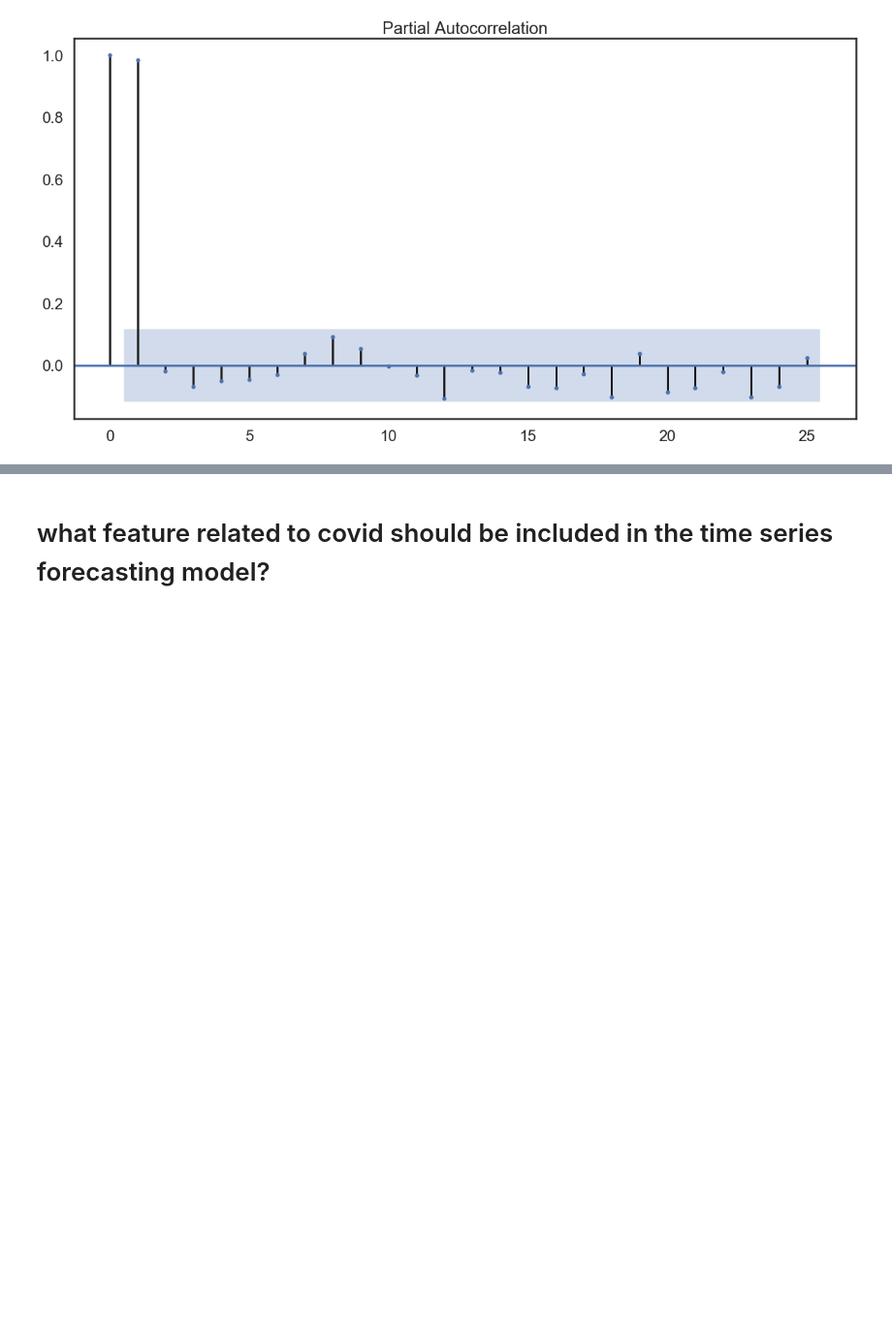
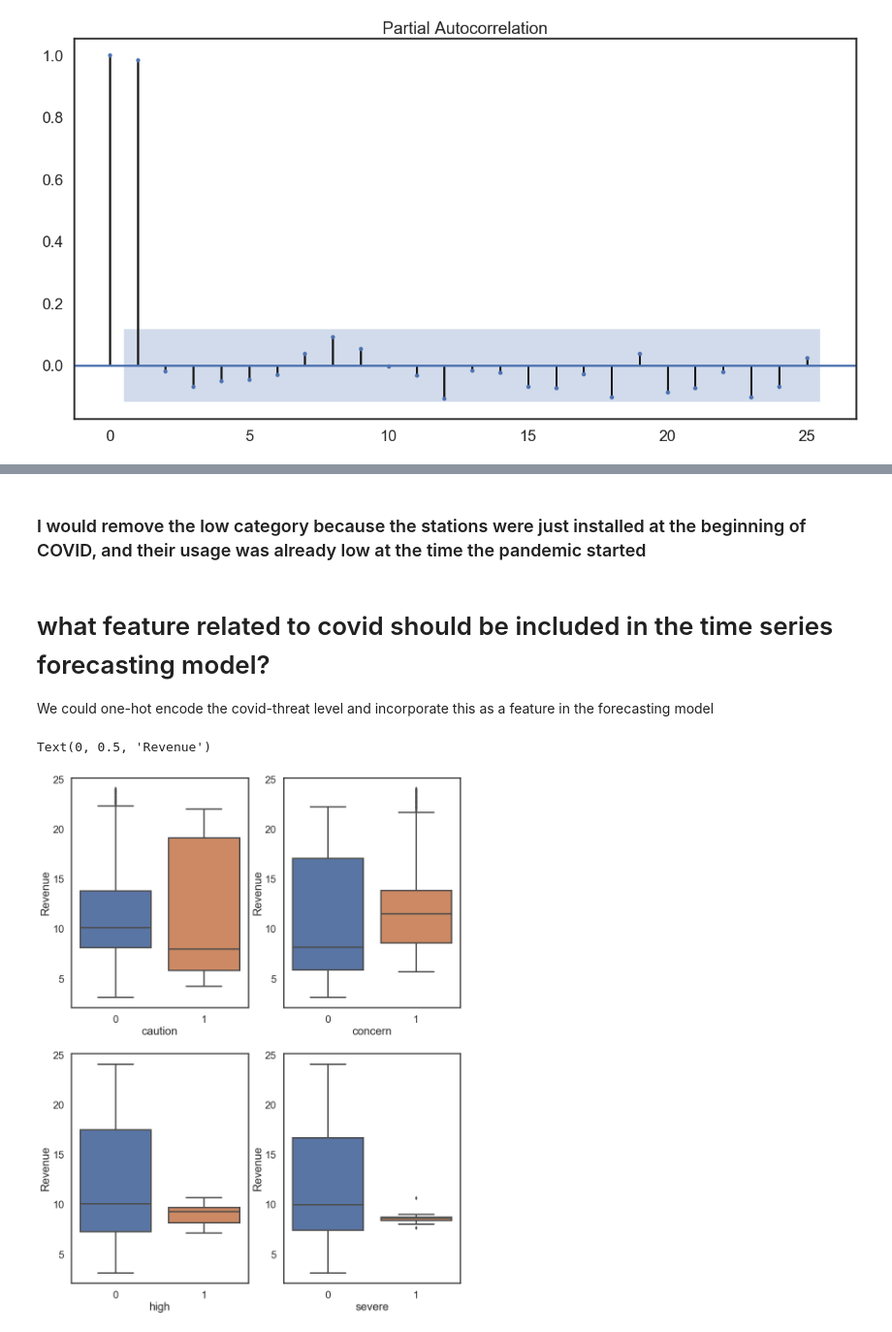
Before and after one commit to davidfox87/EV_forecasting, a Jupyter notebook: EDA.ipynb, the cells around one changed output, grey strips where cells are left out. Shown at 97% size. Saved outputs shown, nothing was run; the diff lists cells and outputs as text; code cells hidden in the pictures; blank space fills up the shorter version.

```diff
--- a/EDA.ipynb
+++ b/EDA.ipynb
@@ -572,3 +572,10 @@ plot_pacf(df3_['cases_per_100k'])
 # %% [output]
 [figure]
 [figure]
+# %%
+df_cat = df3.copy()
+df_cat['low'] = df_cat['cases_per_100k'].apply(lambda x: 1 if x < 36 else 0)
+df_cat['caution'] = df_cat['cases_per_100k'].apply(lambda x: 1 if x < 100 and x >= 36 else 0)
+df_cat['concern'] = df_cat['cases_per_100k'].apply(lambda x: 1 if x < 300 and x >= 101 else 0)
+df_cat['high'] = df_cat['cases_per_100k'].apply(lambda x: 1 if x < 500 and x >= 301 else 0)
+df_cat['severe'] = df_cat['cases_per_100k'].apply(lambda x: 1 if x >= 501 else 0)
@@ -575,2 +623,29 @@ plot_pacf(df3_['cases_per_100k'])
+# %% [markdown]
+### I would remove the low category because the stations were just installed at the beginning of COVID, and their usage was already low at the time the pandemic started
 # %% [markdown]
 # what feature related to covid should be included in the time series forecasting model?
+We could one-hot encode the covid-threat level and incorporate this as a feature in the forecasting model
+# %%
+plt.figure(figsize=[15,20])
+plt.subplot(2,2,1)
+sns.boxplot(data=df_cat, x='caution', y='Net Revenue')
+plt.xlabel('caution')
+plt.ylabel('Revenue')
+
+plt.subplot(2,2,2)
+sns.boxplot(data=df_cat, x='concern', y='Net Revenue')
+plt.xlabel('concern')
+plt.ylabel('Revenue')
+
+plt.subplot(2,2,3)
+sns.boxplot(data=df_cat, x='high', y='Net Revenue')
+plt.xlabel('high')
+plt.ylabel('Revenue')
+
+plt.subplot(2,2,4)
+sns.boxplot(data=df_cat, x='severe', y='Net Revenue')
+plt.xlabel('severe')
+plt.ylabel('Revenue')
+# %% [output]
+Text(0, 0.5, 'Revenue')
+[figure, added]
```
Also changed, not shown: parts of 12 cells of this notebook.
